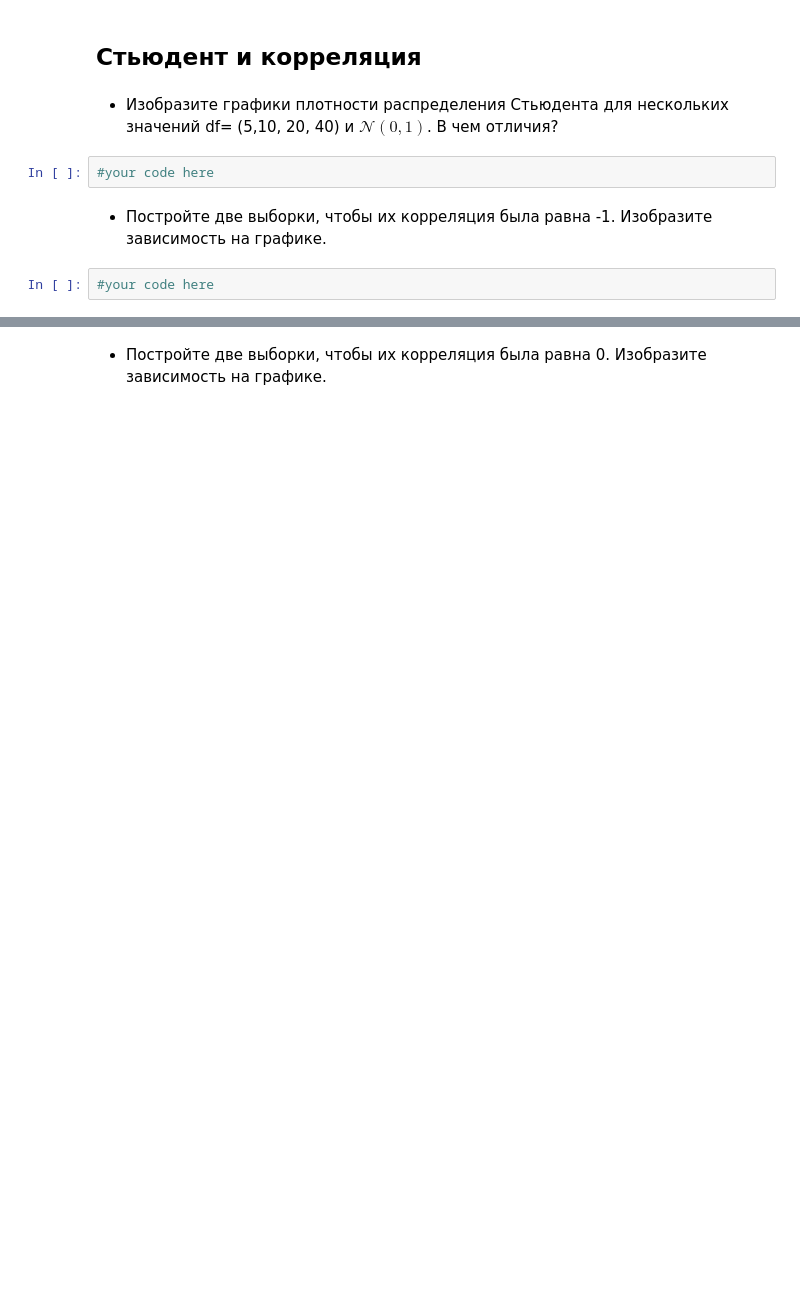
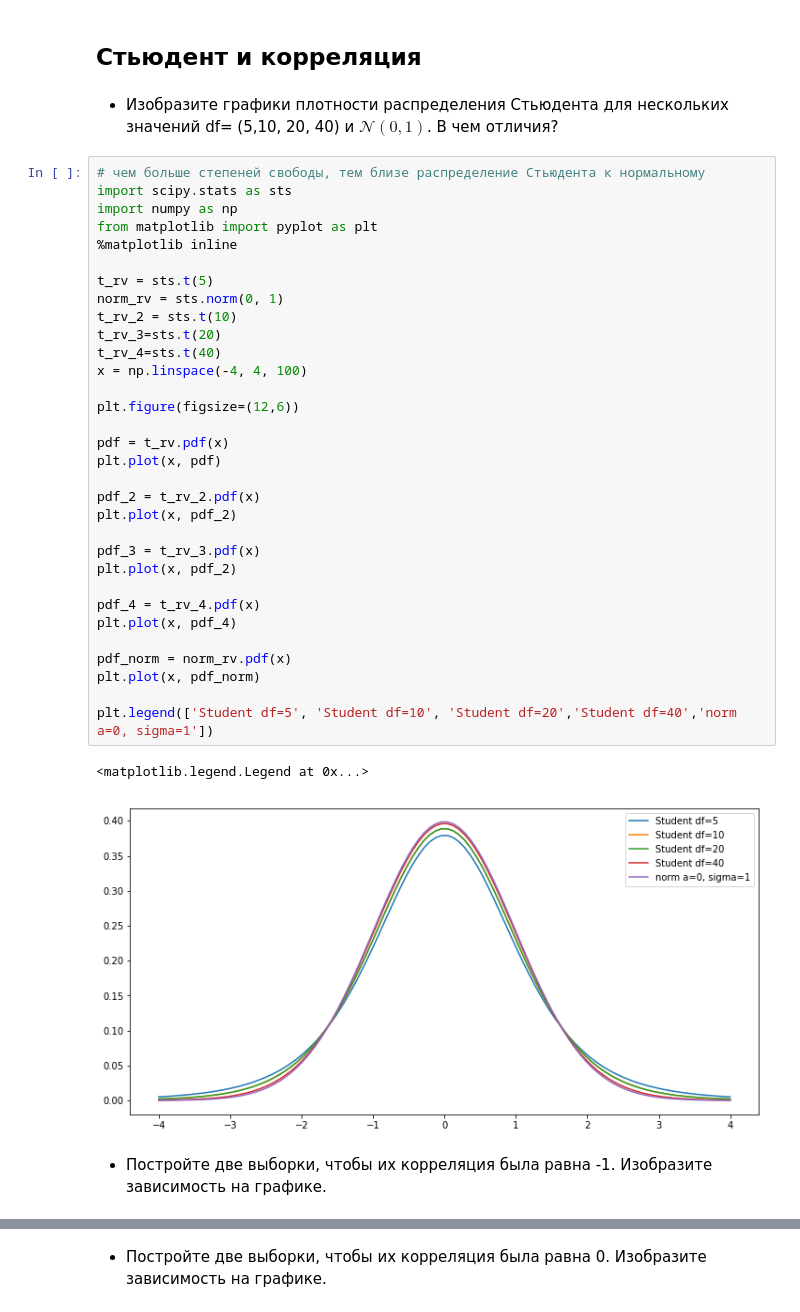
Before and after one commit to elenakharlanchuk/HW_DS-5, a Jupyter notebook: Python/BigBangTheory/hw3.ipynb, the cells around one changed output, grey strips where cells are left out. Drawn from its saved outputs; the diff is of its cells as text; blank space fills up the shorter version.

```diff
--- a/Python/BigBangTheory/hw3.ipynb
+++ b/Python/BigBangTheory/hw3.ipynb
@@ -441,9 +449,40 @@ print((ppf_95-ppf_5)*sigma2)
 ## Стьюдент и корреляция
 # %% [markdown]
 - Изобразите графики плотности распределения Стьюдента для нескольких значений df= (5,10, 20, 40) и $\mathcal{N}(0,1)$. В чем отличия?
-# %%
-#your code here
+# %%
+# чем больше степеней свободы, тем близе распределение Стьюдента к нормальному
+import scipy.stats as sts
+import numpy as np
+from matplotlib import pyplot as plt
+%matplotlib inline
+
+t_rv = sts.t(5)
+norm_rv = sts.norm(0, 1)
+t_rv_2 = sts.t(10)
+t_rv_3=sts.t(20)
+t_rv_4=sts.t(40)
+x = np.linspace(-4, 4, 100)
+
+plt.figure(figsize=(12,6))
+
+pdf = t_rv.pdf(x)
+plt.plot(x, pdf)
+
+pdf_2 = t_rv_2.pdf(x)
+plt.plot(x, pdf_2)
+
+pdf_3 = t_rv_3.pdf(x)
+plt.plot(x, pdf_2)
+
+pdf_4 = t_rv_4.pdf(x)
+plt.plot(x, pdf_4)
+
+pdf_norm = norm_rv.pdf(x)
+plt.plot(x, pdf_norm)
+
+plt.legend(['Student df=5', 'Student df=10', 'Student df=20','Student df=40','norm a=0, sigma=1'])
+# %% [output]
+<matplotlib.legend.Legend at 0x...>
+[figure, added]
 # %% [markdown]
 - Постройте две выборки, чтобы их корреляция была равна -1. Изобразите зависимость на графике.
-# %%
-#your code here
```
Also changed, not shown: parts of 15 cells of this notebook.
